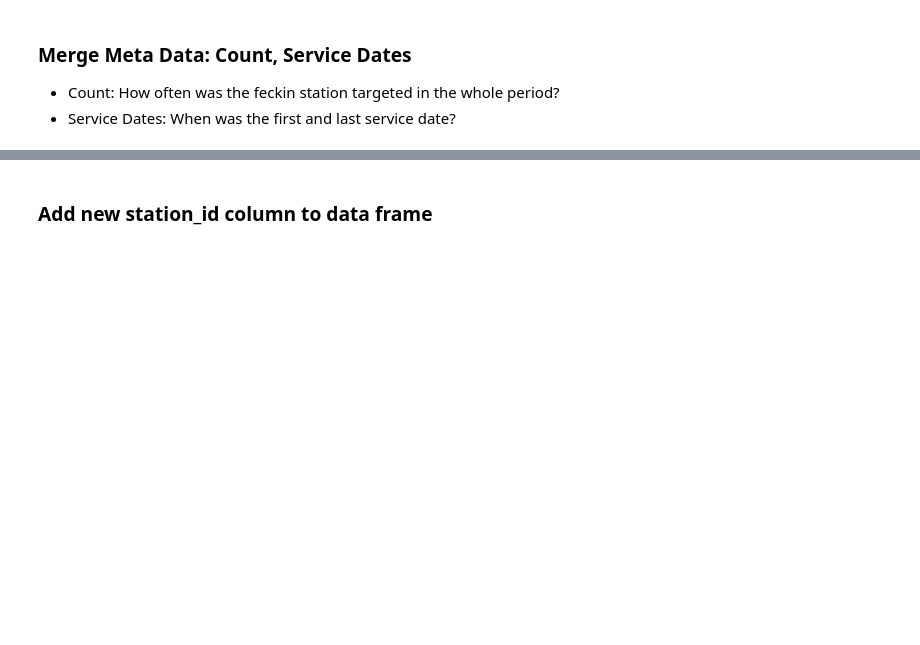
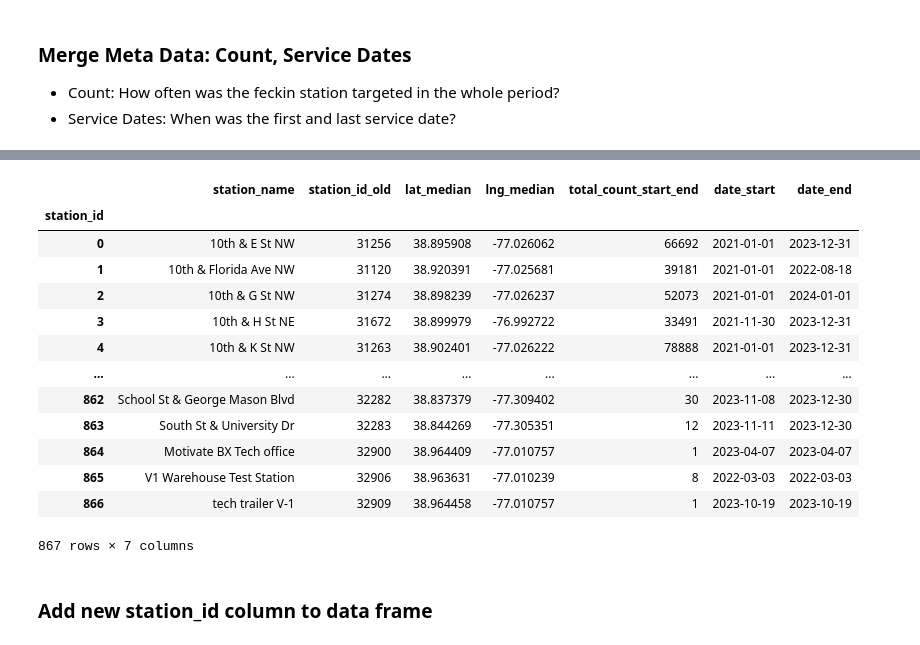
Before and after one commit to olemir/Project-3_bikesharing, a Jupyter notebook: notebooks/1.2-data-cleaning_full.ipynb, the cells around one changed output, grey strips where cells are left out. Saved outputs shown, nothing was run; the diff lists cells and outputs as text; code cells hidden in the pictures; blank space fills up the shorter version.

```diff
--- a/notebooks/1.2-data-cleaning_full.ipynb
+++ b/notebooks/1.2-data-cleaning_full.ipynb
@@ -76,7 +110,7 @@ print('rides that end outside the city limits: ',   sum(~df.loc[mask_2023, 'end_
 # %% [markdown]
 ## Holiday
 # %%
-df['is_holiday'] = df.started_at.dt.date.apply(lambda x: x in US_HOLIDAYS.date)
+df['is_holiday'] = df.started_at.dt.date.isin(US_HOLIDAYS.date)
 # %%
 # mask_4thjuly = df.started_at.dt.date == datetime.date(2023, 7, 4)
 # df[mask_4thjuly]
@@ -469,9 +758,24 @@ stations_service_dates.sort_values(by='total_count_start_end', ascending=False)
 # %%
 stations = pd.merge(stations, stations_service_dates, on=['station_id', 'station_name'], how='left')
 stations.index.name = 'station_id'
 stations = stations.rename(columns={'station_id':'station_id_old'})
 stations.index = stations.index.astype('uint32[pyarrow]')
-stations
+stations.head()
+# %% [output]
+|  | station_name | station_id_old | lat_median | lng_median | total_count_start_end | date_start | date_end |
+| station_id |  |  |  |  |  |  |  |
+| 0 | 10th & E St NW | 31256 | 38.895908 | -77.026062 | 66692 | 2021-01-01 | 2023-12-31 |
+| 1 | 10th & Florida Ave NW | 31120 | 38.920391 | -77.025681 | 39181 | 2021-01-01 | 2022-08-18 |
+| 2 | 10th & G St NW | 31274 | 38.898239 | -77.026237 | 52073 | 2021-01-01 | 2024-01-01 |
+| 3 | 10th & H St NE | 31672 | 38.899979 | -76.992722 | 33491 | 2021-11-30 | 2023-12-31 |
+| 4 | 10th & K St NW | 31263 | 38.902401 | -77.026222 | 78888 | 2021-01-01 | 2023-12-31 |
+| ... | ... | ... | ... | ... | ... | ... | ... |
+| 862 | School St & George Mason Blvd | 32282 | 38.837379 | -77.309402 | 30 | 2023-11-08 | 2023-12-30 |
+| 863 | South St & University Dr | 32283 | 38.844269 | -77.305351 | 12 | 2023-11-11 | 2023-12-30 |
+| 864 | Motivate BX Tech office | 32900 | 38.964409 | -77.010757 | 1 | 2023-04-07 | 2023-04-07 |
+| 865 | V1 Warehouse Test Station | 32906 | 38.963631 | -77.010239 | 8 | 2022-03-03 | 2022-03-03 |
+| 866 | tech trailer V-1 | 32909 | 38.964458 | -77.010757 | 1 | 2023-10-19 | 2023-10-19 |
+867 rows × 7 columns
 # %% [markdown]
 ### Add new station_id column to data frame
 # %%
```
Also changed, not shown: parts of 44 cells of this notebook, 3 other files.
